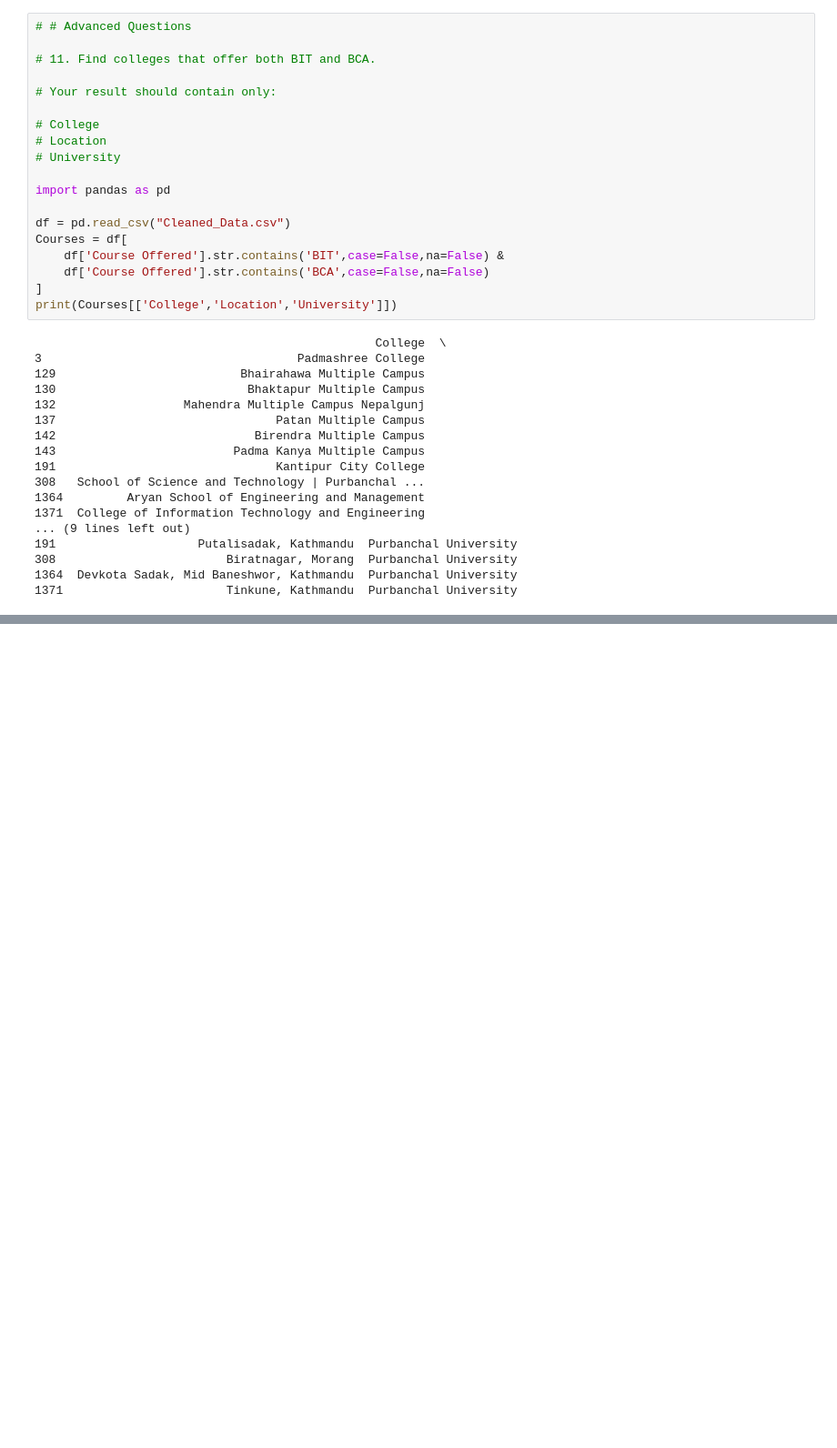
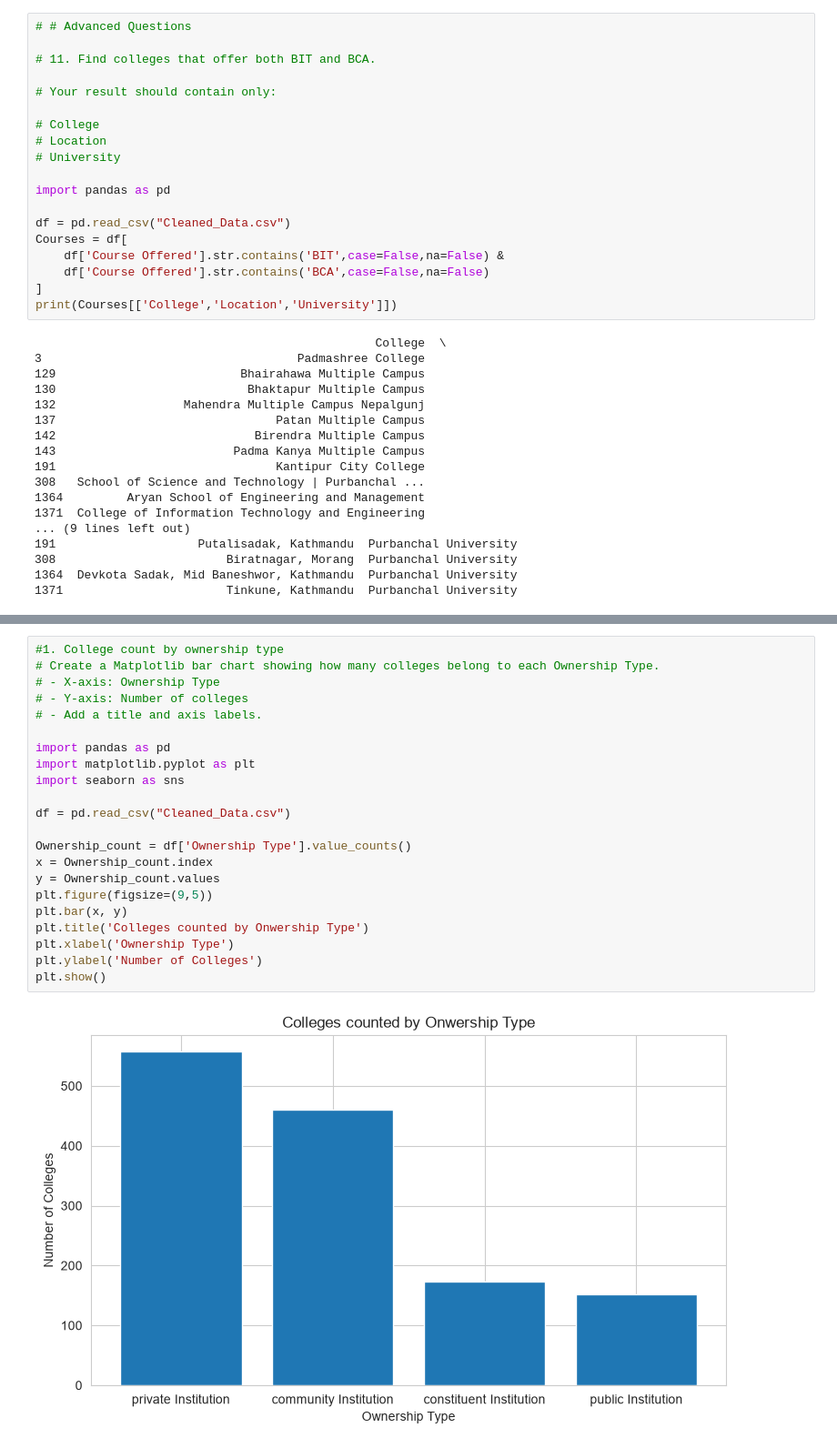
Before and after one commit to Aakash-giri/Pandas-Project-, a Jupyter notebook: project1.ipynb, the cells around one changed output, grey strips where cells are left out. Shown at 91% size. Saved outputs shown, nothing was run; the diff lists cells and outputs as text; blank space fills up the shorter version.

```diff
--- a/project1.ipynb
+++ b/project1.ipynb
@@ -385,0 +492,24 @@ print(Courses[['College','Location','University']])
+# %%
+#1. College count by ownership type
+# Create a Matplotlib bar chart showing how many colleges belong to each Ownership Type.
+# - X-axis: Ownership Type
+# - Y-axis: Number of colleges
+# - Add a title and axis labels.
+
+import pandas as pd
+import matplotlib.pyplot as plt
+import seaborn as sns
+
+df = pd.read_csv("Cleaned_Data.csv")
+
+Ownership_count = df['Ownership Type'].value_counts()
+x = Ownership_count.index
+y = Ownership_count.values
+plt.figure(figsize=(9,5))
+plt.bar(x, y)
+plt.title('Colleges counted by Onwership Type')
+plt.xlabel('Ownership Type')
+plt.ylabel('Number of Colleges')
+plt.show()
+# %% [output]
+[figure, added]
```
Also changed, not shown: parts of 7 cells of this notebook, 8 other files.
